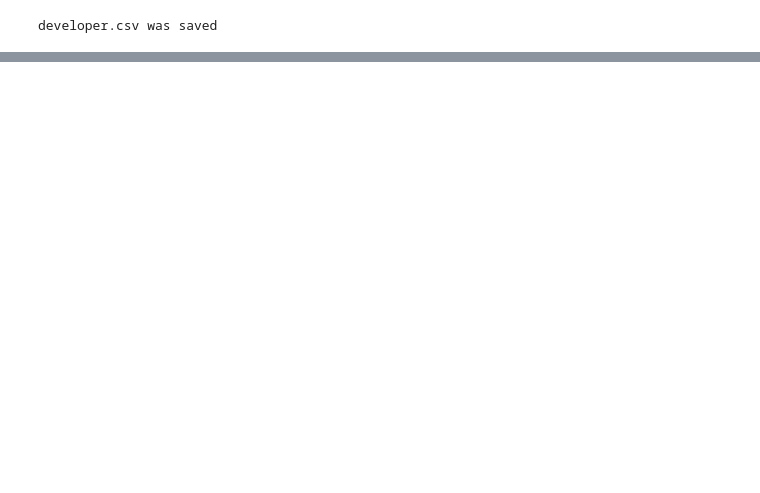
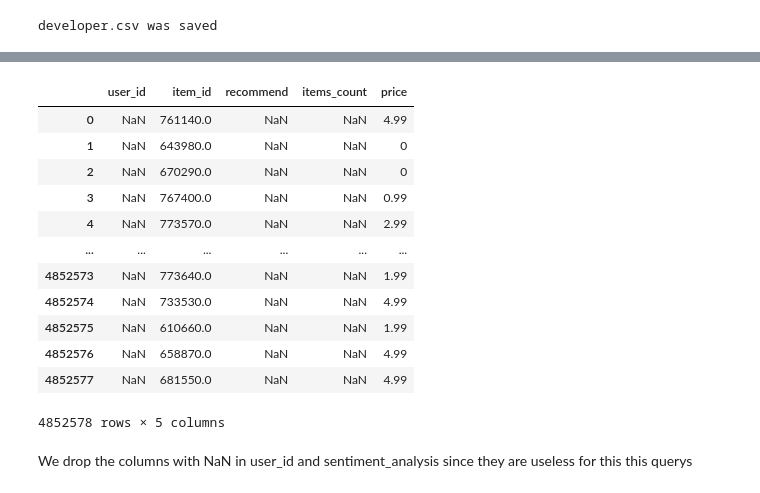
Before and after one commit to pablorobba/Proyecto_Individual_STEAM, a Jupyter notebook: Feature_ Engineering.ipynb, the cells around one changed output, grey strips where cells are left out. Drawn from its saved outputs; the diff is of its cells as text; code cells hidden in the pictures; blank space fills up the shorter version.

```diff
--- a/Feature_ Engineering.ipynb
+++ b/Feature_ Engineering.ipynb
@@ -257,0 +263,4 @@ developer.csv was saved
+# %%
+price = df_games[["price","id"]]
+price = price.drop_duplicates()
+price = price.rename(columns={'id':'item_id'})
@@ -257,0 +272,6 @@ developer.csv was saved
+# %%
+items_recomendation = df_reviews[["user_id","item_id","recommend"]]
+items_recomendation = items_recomendation.drop_duplicates()
+# %%
+item_count_users = df_items[["item_id","items_count"]]
+item_count_users
@@ -257,0 +292,4 @@ developer.csv was saved
+# %%
+df_auxiliar_query = items_recomendation.merge(item_count_users, on='item_id', how='right')
+df_auxiliar_query = df_auxiliar_query.drop_duplicates()
+df_auxiliar_query
@@ -257,0 +310,19 @@ developer.csv was saved
+# %%
+df_second_query = df_auxiliar_query.merge(price, on='item_id', how='right')
+df_second_query
+# %% [output]
+|  | user_id | item_id | recommend | items_count | price |
+| 0 | NaN | 761140.0 | NaN | NaN | 4.99 |
+| 1 | NaN | 643980.0 | NaN | NaN | 0 |
+| 2 | NaN | 670290.0 | NaN | NaN | 0 |
+| 3 | NaN | 767400.0 | NaN | NaN | 0.99 |
+| 4 | NaN | 773570.0 | NaN | NaN | 2.99 |
+| ... | ... | ... | ... | ... | ... |
+| 4852573 | NaN | 773640.0 | NaN | NaN | 1.99 |
+| 4852574 | NaN | 733530.0 | NaN | NaN | 4.99 |
+| 4852575 | NaN | 610660.0 | NaN | NaN | 1.99 |
+| 4852576 | NaN | 658870.0 | NaN | NaN | 4.99 |
+| 4852577 | NaN | 681550.0 | NaN | NaN | 4.99 |
+4852578 rows × 5 columns
+# %% [markdown]
+We drop the columns with NaN in user_id and sentiment_analysis since they are useless for this this querys
```
Also changed, not shown: parts of 30 cells of this notebook, 3 other files.
